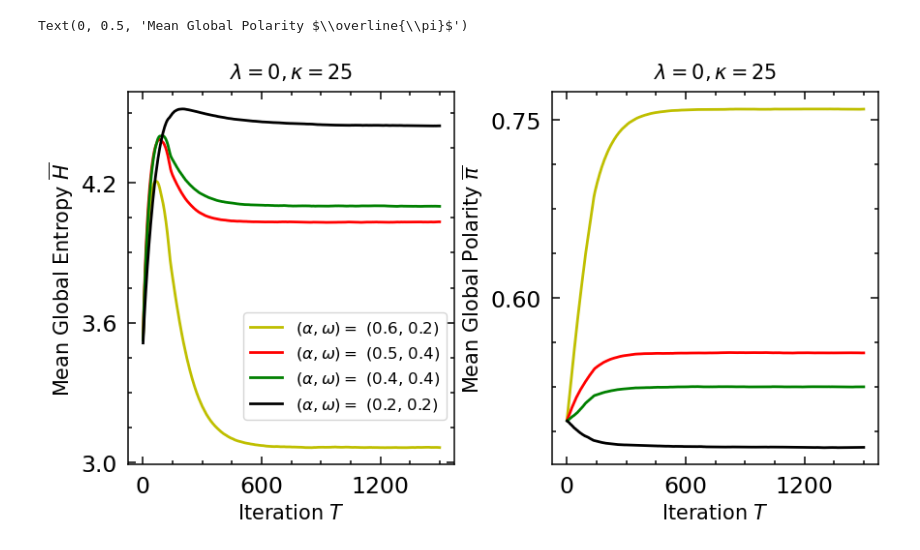
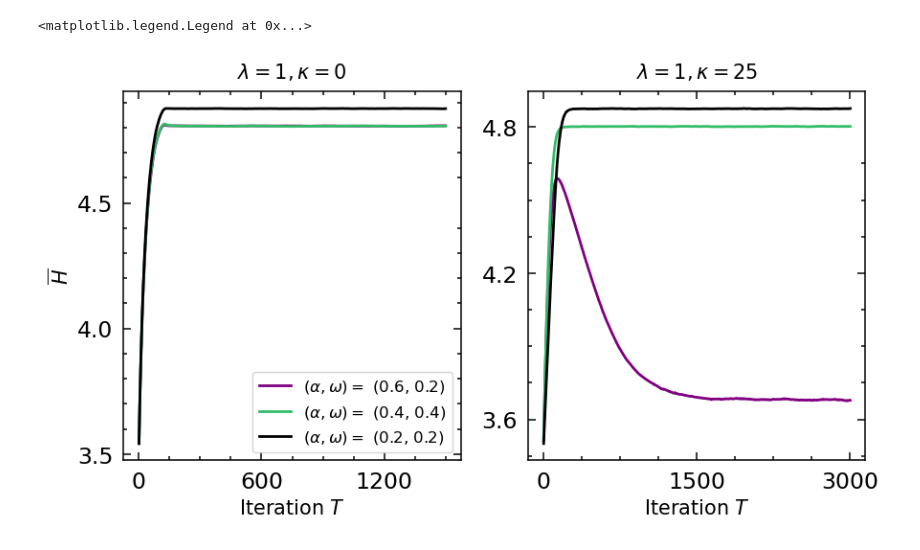
Before and after one commit to patrick-oliveira/EntropiaGrafos, a Jupyter notebook: notebooks/two_polarized_group_plus_neutral.ipynb, the cells around one changed output. Drawn from its saved outputs; the diff is of its cells as text; code cells hidden in the pictures.

```diff
--- a/notebooks/two_polarized_group_plus_neutral.ipynb
+++ b/notebooks/two_polarized_group_plus_neutral.ipynb
@@ -22,10 +19,10 @@ from opdynamics.utils.plotting.formatting import (classical_structure,
                                                   format_text)
 from opdynamics.utils.plotting.plotting import heat_plot
 # %%
-params = parse_experiment_params("../experiments_params/two_polarized_group_plus_neutral.json")
+params = parse_experiment_params("../experiments_params/two_polarized_group_plus_neutral.json") + parse_experiment_params("../experiments_params/two_polarized_group_plus_neutral_2.json")
 results = get_experiment_mean_data(params, "../results/two_polarized_group_plus_neutral/")
 # %%
-params__ = parse_experiment_params("../experiments_params/two_polarized_group_plus_neutral_lambda_1_kappa_25.json")
+params__ = parse_experiment_params("../experiments_params/two_polarized_group_plus_neutral_lambda_1_kappa_25.json") + parse_experiment_params("../experiments_params/two_polarized_group_plus_neutral_lambda_1_kappa_25_2.json")
 results__ = get_experiment_mean_data(params__, "../results/two_polarized_group_plus_neutral_lambda_1_kappa_25/")
 # %%
 # parameters
@@ -40,7 +37,7 @@ titles = [
 title_size = 15
 single_ylabel = True
 position_ylabel = "left"
-ylabel = r"Mean Global Entropy $\overline{H}$"
+ylabel = r"$\overline{H}$"
 ylabel_fontsize = 15
 xlabel_bottom_only = True
 xlabel = r"Iteration $T$"
@@ -84,20 +81,20 @@ line_width = 2
 
 alpha_omega_color =  {
     (0.6, 0.2): "purple",
-    (0.5, 0.4): "darkgreen",
-    (0.4, 0.4): "lightblue",
+    (0.4, 0.4): "#32BD68",
     # (0.6, 0.2): "y",
-    # (0.4, 0.4): "g",
     (0.2, 0.2): "k",
+    (0.2, 0.6): "darkgreen",
     # (0.5, 0.4): "r"
 }
 
 valid_combinations = {
     # (0.7, 0.1),
     (0.6, 0.2),
-    (0.5, 0.4),
+    # (0.5, 0.4),
     (0.4, 0.4),
-    (0.2, 0.2)
+    (0.2, 0.2),
+    # (0.2, 0.6)
 }
 
 X = np.arange(1, 1000 + 1)
@@ -135,7 +132,7 @@ for p in selected_params:
 axs[0].legend(loc = 'lower right', fontsize = 12)
 
 fig.subplots_adjust(wspace = 0.37)
-axs[1].set_ylabel(r"Mean Global Polarity $\overline{\pi}$")
+axs[1].set_ylabel(r"$\overline{\pi}$")
 
 # axs[1].set_ylim([0.49, 0.59])
 
@@ -251,13 +372,13 @@ nrows = 1
 ncols = 2
 
 titles = [
-    r"$\lambda = 0, \kappa = 25$",
-    r"$\lambda = 0, \kappa = 25$"
+    r"$\lambda = 1, \kappa = 0$",
+    r"$\lambda = 1, \kappa = 25$"
 ]
 title_size = 15
 single_ylabel = True
 position_ylabel = "left"
-ylabel = r"Mean Global Entropy $\overline{H}$"
+ylabel = r"$\overline{H}$"
 ylabel_fontsize = 15
 xlabel_bottom_only = True
 xlabel = r"Iteration $T$"
@@ -300,53 +421,58 @@ fig, axs = format_text(
 line_width = 2
 
 alpha_omega_color =  {
-    (0.8, 0.2): "purple",
-    (0.6, 0.4): "darkgreen",
-    (0.4, 0.2): "lightblue",
-    (0.6, 0.2): "y",
-    (0.4, 0.4): "g",
+    (0.6, 0.2): "purple",
+    (0.4, 0.4): "#32BD68",
+    # (0.6, 0.2): "y",
     (0.2, 0.2): "k",
-    (0.5, 0.4): "r"
+    (0.2, 0.6): "darkgreen",
+    # (0.5, 0.4): "r"
 }
 
-valid_combinations = {(0.2, 0.2), (0.6, 0.2), (0.4, 0.4), (0.5, 0.4)}
+valid_combinations = {
+    # (0.7, 0.1),
+    (0.6, 0.2),
+    # (0.5, 0.4),
+    (0.4, 0.4),
+    (0.2, 0.2),
+    # (0.2, 0.6)
+}
 
 X = np.arange(1, 1500 + 1)
 
 selected_params = [x for x in params if \
-    x['kappa'] == 25 \
-        and x['lambd'] == 0 \
+    x['kappa'] == 0 \
+        and x['lambd'] == 1 \
         and x['gamma'] == 0 \
         and (x['alpha'], x['omega']) in valid_combinations
 ]
 for p in selected_params:
     axs[0].plot(
         X,
         results[make_tuple(p)]['entropy'],
         c = alpha_omega_color[(p['alpha'], p['omega'])],
         linewidth = line_width,
         label = rf'$(\alpha, \omega) = $ ({p["alpha"]}, {p["omega"]})'
     )
 
-selected_params = [x for x in params if \
+X = np.arange(1, 3000 + 1)
+
+selected_params = [x for x in params__ if \
     x['kappa'] == 25 \
-        and x['lambd'] == 0 \
+        and x['lambd'] == 1 \
         and x['gamma'] == 0 \
         and (x['alpha'], x['omega']) in valid_combinations
 ]
 for p in selected_params:
     axs[1].plot(
         X,
-        results[make_tuple(p)]['polarity'],
+        results__[make_tuple(p)]['entropy'],
         c = alpha_omega_color[(p['alpha'], p['omega'])],
         linewidth = line_width,
         label = rf'$(\alpha, \omega) = $ ({p["alpha"]}, {p["omega"]})'
     )
 
-axs[0].legend(loc = 'lower right', fontsize = 12, bbox_to_anchor=(1.0,0.1))
-
-fig.subplots_adjust(wspace = 0.3)
-axs[1].set_ylabel(r"Mean Global Polarity $\overline{\pi}$")
+axs[0].legend(loc = 'lower right', fontsize = 12)
 # %% [output]
-Text(0, 0.5, 'Mean Global Polarity $\\overline{\\pi}$')
+<matplotlib.legend.Legend at 0x...>
-[figure, old version]
+[figure, new version]
```
Also changed, not shown: parts of 5 cells of this notebook.
